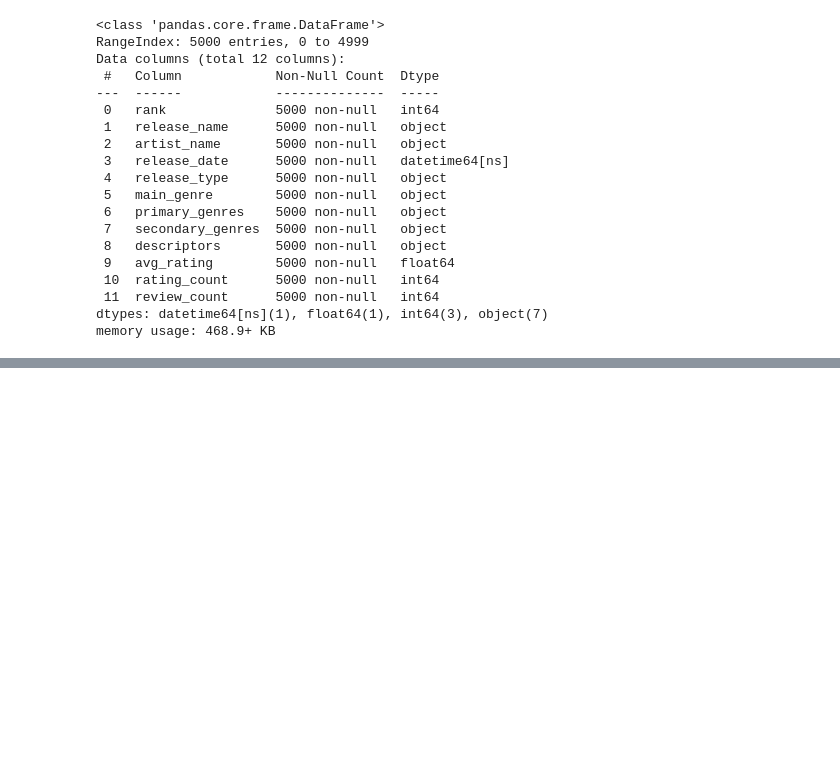
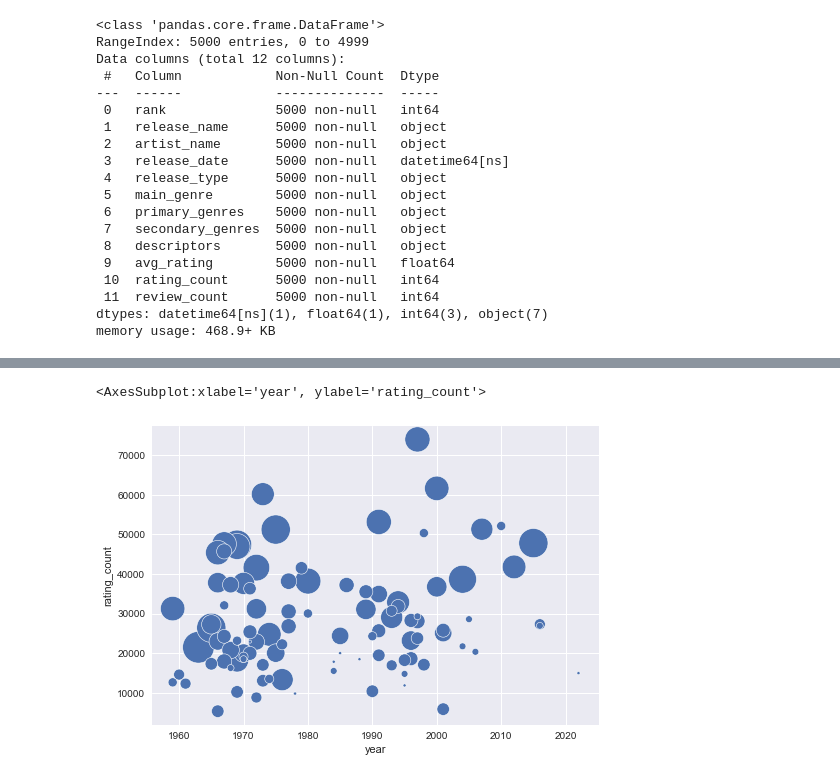
Before and after one commit to coshea1986/UCDPA_CathalOShea, a Jupyter notebook: RYM Top 5000 Album Analysis.ipynb, the cells around one changed output, grey strips where cells are left out. Saved outputs shown, nothing was run; the diff lists cells and outputs as text; code cells hidden in the pictures; blank space fills up the shorter version.

```diff
--- a/RYM Top 5000 Album Analysis.ipynb
+++ b/RYM Top 5000 Album Analysis.ipynb
@@ -330,0 +237,5 @@ sns.scatterplot(data=albums_df_limit, x="review_count", y="rating_count", size="
+# %%
+# Adding in a new column to signify the total cumulative rating given to each album
+albums_df_resorted['total_rating'] = albums_df_resorted['avg_rating']*albums_df_resorted['rating_count']
+
+albums_df_resorted.head()
@@ -330,0 +335,10 @@ sns.scatterplot(data=albums_df_limit, x="review_count", y="rating_count", size="
+# %%
+# Creating another dataset with the top 100 albums
+albums_df_limit100 = albums_df_resorted.head(100)
+# Hwere we can see these albums distribution across each decade and ranked based on the rating_count
+# The bubble size is controlled the the avg_rating
+# We can see that in general the albums that have the most ratings often have a high avg_rating
+sns.scatterplot(data=albums_df_limit100, x="year", y="rating_count", size="avg_rating", legend=False, sizes=(10, 1000))
+# %% [output]
+<AxesSubplot:xlabel='year', ylabel='rating_count'>
+[figure, added]
```
Also changed, not shown: parts of 25 cells of this notebook.
